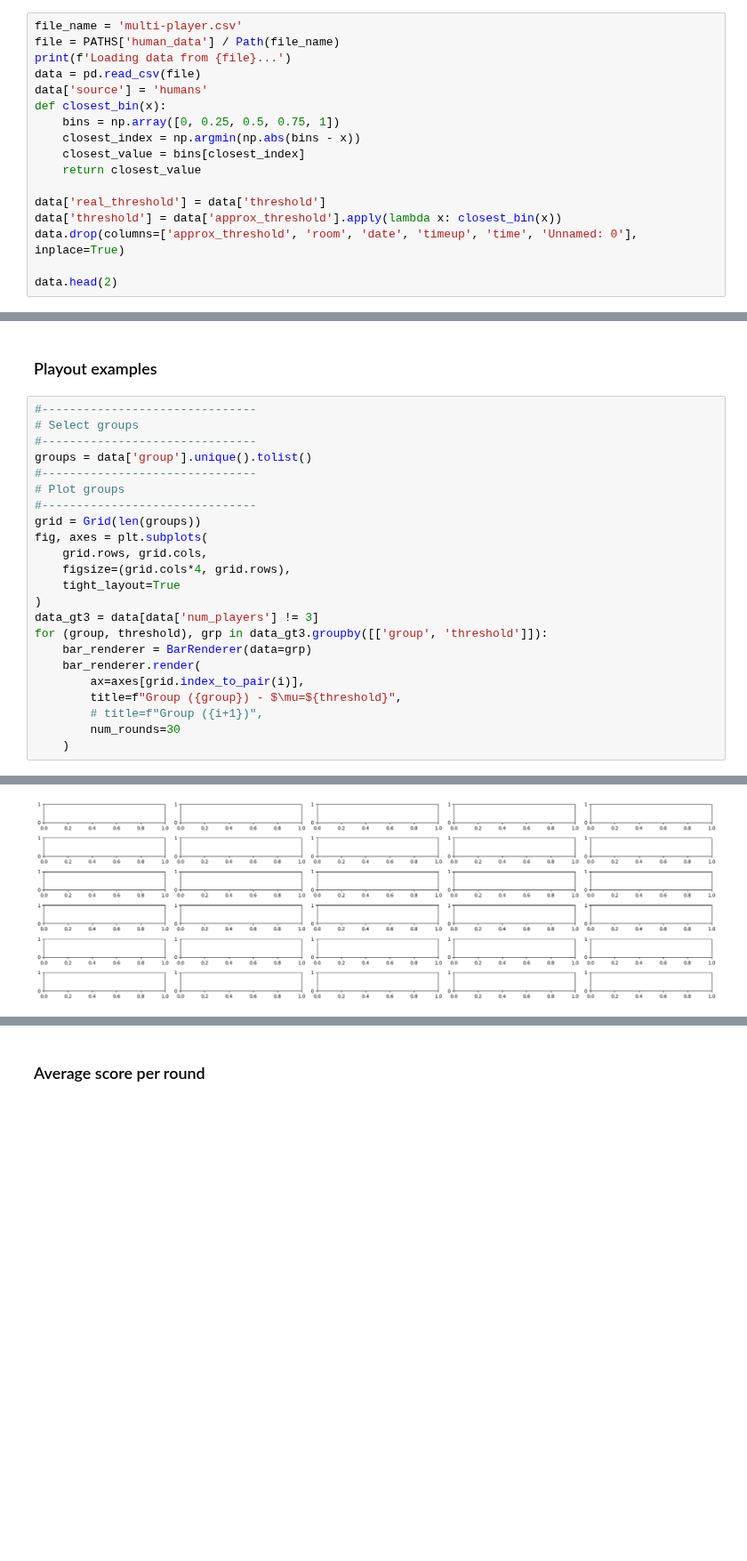
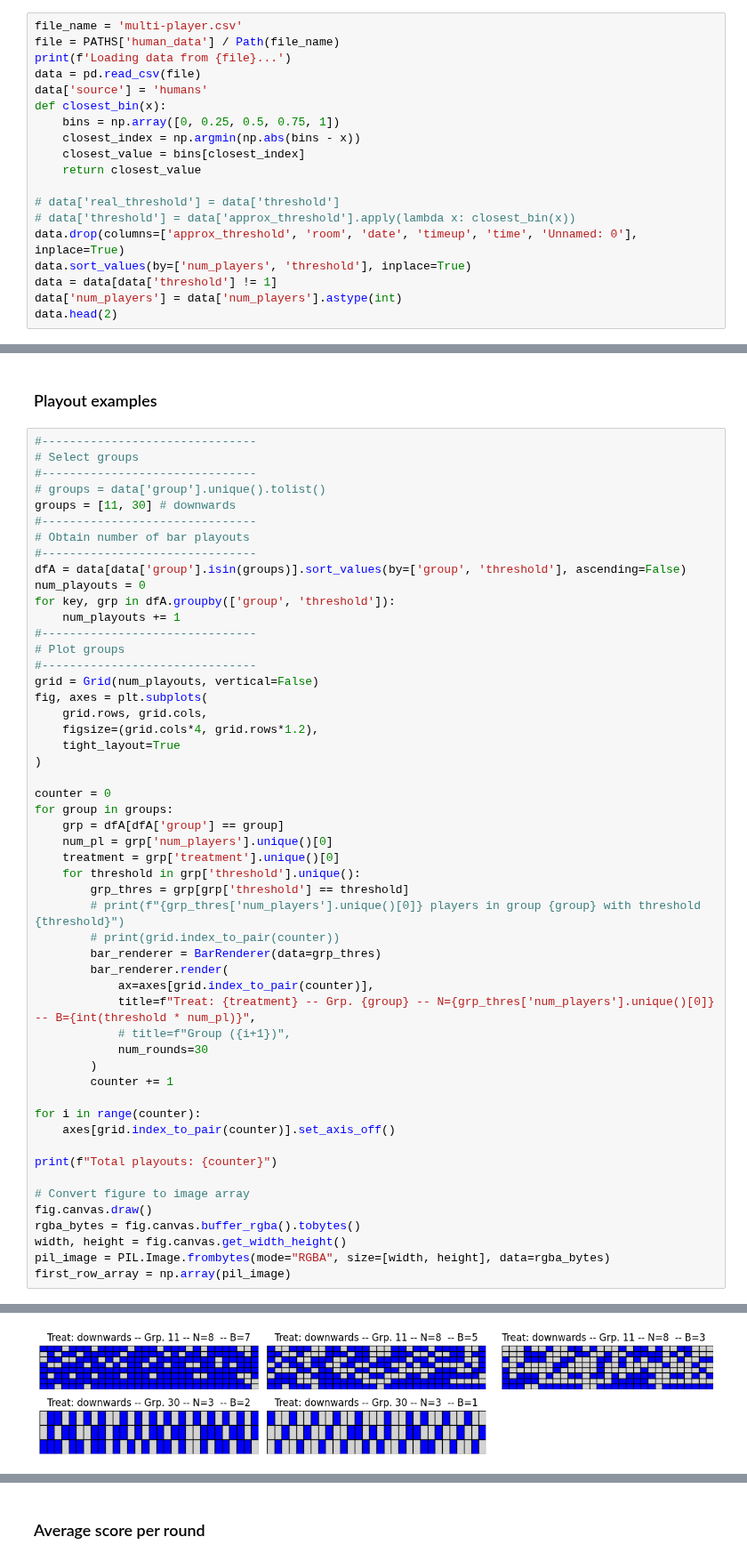
Before and after one commit to EAndrade-Lotero/Cognitive_Models_El_Farol_Bar_Problem, a Jupyter notebook: Figures for article/Figure12.ipynb, the cells around one changed output, grey strips where cells are left out. Shown at 89% size. Cells and saved outputs as stored; diff of their text form; blank space fills up the shorter version.

```diff
--- a/Figures for article/Figure12.ipynb
+++ b/Figures for article/Figure12.ipynb
@@ -30,9 +34,11 @@ def closest_bin(x):
     closest_value = bins[closest_index]
     return closest_value
 
-data['real_threshold'] = data['threshold']
-data['threshold'] = data['approx_threshold'].apply(lambda x: closest_bin(x))
+# data['real_threshold'] = data['threshold']
+# data['threshold'] = data['approx_threshold'].apply(lambda x: closest_bin(x))
 data.drop(columns=['approx_threshold', 'room', 'date', 'timeup', 'time', 'Unnamed: 0'], inplace=True)
-
+data.sort_values(by=['num_players', 'threshold'], inplace=True)
+data = data[data['threshold'] != 1]
+data['num_players'] = data['num_players'].astype(int)
 data.head(2)
 # %% [output]
@@ -46,23 +80,52 @@ Loading data from /Users/edgar/Repositorios/Cognitive_Models_El_Farol_Bar_Proble
 #-------------------------------
 # Select groups
 #-------------------------------
-groups = data['group'].unique().tolist()
+# groups = data['group'].unique().tolist()
+groups = [11, 30] # downwards
+#-------------------------------
+# Obtain number of bar playouts
+#-------------------------------
+dfA = data[data['group'].isin(groups)].sort_values(by=['group', 'threshold'], ascending=False)
+num_playouts = 0
+for key, grp in dfA.groupby(['group', 'threshold']):
+    num_playouts += 1
 #-------------------------------
 # Plot groups
 #-------------------------------
-grid = Grid(len(groups))
+grid = Grid(num_playouts, vertical=False)
 fig, axes = plt.subplots(
     grid.rows, grid.cols,
-    figsize=(grid.cols*4, grid.rows),
+    figsize=(grid.cols*4, grid.rows*1.2),
     tight_layout=True
 )
-data_gt3 = data[data['num_players'] != 3]
-for (group, threshold), grp in data_gt3.groupby([['group', 'threshold']]):
-    bar_renderer = BarRenderer(data=grp)
-    bar_renderer.render(
-        ax=axes[grid.index_to_pair(i)],
-        title=f"Group ({group}) - $\mu=${threshold}",
-        # title=f"Group ({i+1})",
-        num_rounds=30
-    )
+
+counter = 0
+for group in groups:
+    grp = dfA[dfA['group'] == group]
+    num_pl = grp['num_players'].unique()[0]
+    treatment = grp['treatment'].unique()[0]
+    for threshold in grp['threshold'].unique():
+        grp_thres = grp[grp['threshold'] == threshold]
+        # print(f"{grp_thres['num_players'].unique()[0]} players in group {group} with threshold {threshold}")
+        # print(grid.index_to_pair(counter))
+        bar_renderer = BarRenderer(data=grp_thres)
+        bar_renderer.render(
+            ax=axes[grid.index_to_pair(counter)],
+            title=f"Treat: {treatment} -- Grp. {group} -- N={grp_thres['num_players'].unique()[0]}  -- B={int(threshold * num_pl)}",
+            # title=f"Group ({i+1})",
+            num_rounds=30
+        )
+        counter += 1
+
+for i in range(counter):
+    axes[grid.index_to_pair(counter)].set_axis_off()
+
+print(f"Total playouts: {counter}")
+
+# Convert figure to image array
+fig.canvas.draw()
+rgba_bytes = fig.canvas.buffer_rgba().tobytes()
+width, height = fig.canvas.get_width_height()
+pil_image = PIL.Image.frombytes(mode="RGBA", size=[width, height], data=rgba_bytes)
+first_row_array = np.array(pil_image)
 # %% [output]
@@ -70 +133 @@ ValueError: Grouper and axis must be same length
-[figure, old version]
+[figure, new version]
```
Also changed, not shown: parts of 23 cells of this notebook, 24 other files.
